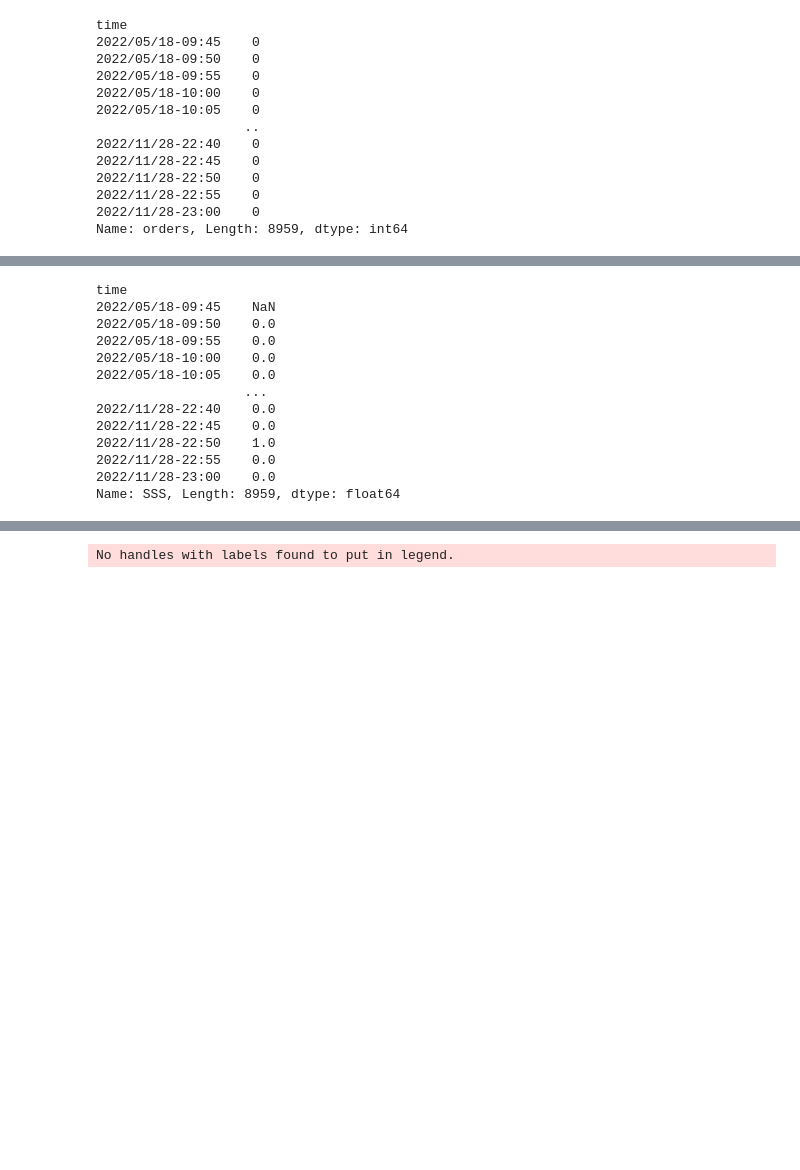
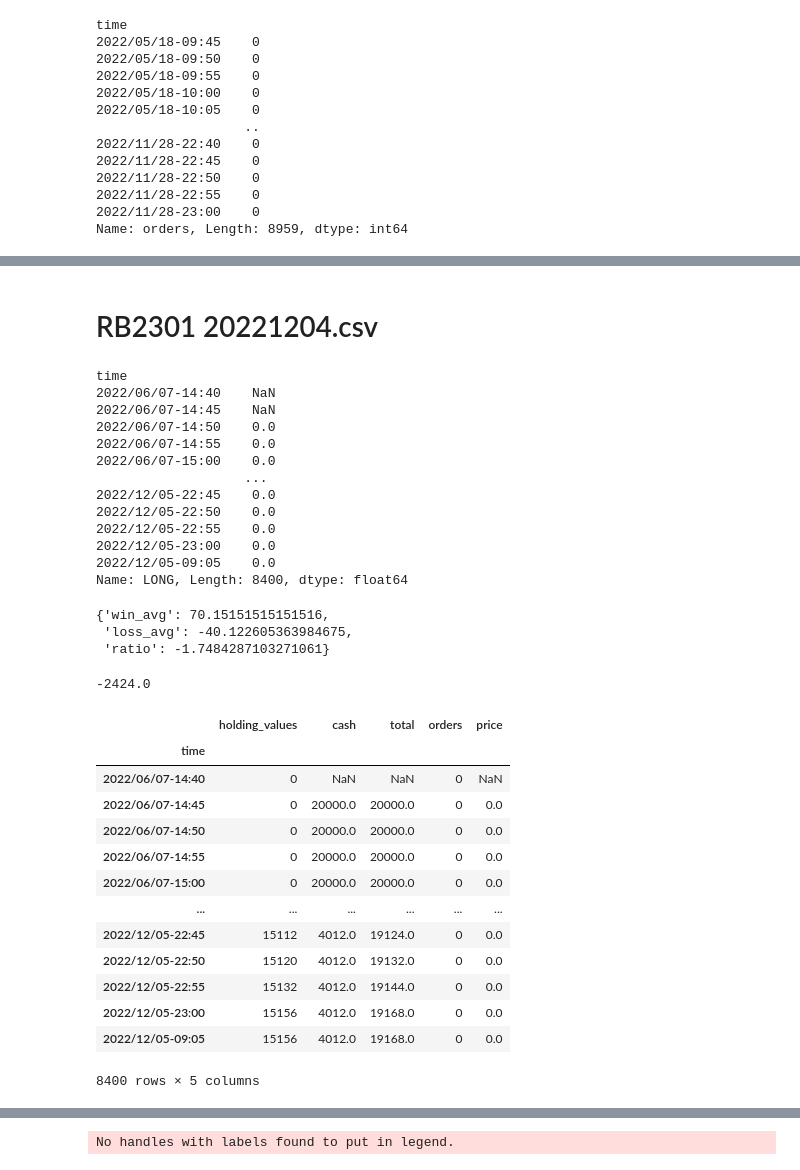
Before and after one commit to nuswgg/quants_qa, a Jupyter notebook: python/Py Quant Trading Practise/测试RB.ipynb, the cells around one changed output, grey strips where cells are left out. Cells and saved outputs as stored; diff of their text form; code cells hidden in the pictures; blank space fills up the shorter version.

```diff
--- a/python/Py Quant Trading Practise/测试RB.ipynb
+++ b/python/Py Quant Trading Practise/测试RB.ipynb
@@ -258,0 +422,2 @@ portfolio.to_csv('backtest rb2301 short.csv')
+# %% [markdown]
+# RB2301 20221204.csv
@@ -259,16 +428,16 @@ portfolio.to_csv('backtest rb2301 short.csv')
 # %%
-rb_df.SSS
+rb_df.LONG
 # %% [output]
 time
-2022/05/18-09:45    NaN
-2022/05/18-09:50    0.0
-2022/05/18-09:55    0.0
-2022/05/18-10:00    0.0
-2022/05/18-10:05    0.0
+2022/06/07-14:40    NaN
+2022/06/07-14:45    NaN
+2022/06/07-14:50    0.0
+2022/06/07-14:55    0.0
+2022/06/07-15:00    0.0
                    ...
-2022/11/28-22:40    0.0
-2022/11/28-22:45    0.0
-2022/11/28-22:50    1.0
-2022/11/28-22:55    0.0
-2022/11/28-23:00    0.0
-Name: SSS, Length: 8959, dtype: float64
+2022/12/05-22:45    0.0
+2022/12/05-22:50    0.0
+2022/12/05-22:55    0.0
+2022/12/05-23:00    0.0
+2022/12/05-09:05    0.0
+Name: LONG, Length: 8400, dtype: float64
@@ -274,0 +450,27 @@ Name: SSS, Length: 8959, dtype: float64
+# %%
+get_win_loss_ration(trade_summary)
+# %% [output]
+{'win_avg': 70.15151515151516,
+ 'loss_avg': -40.122605363984675,
+ 'ratio': -1.7484287103271061}
+# %%
+trade_summary.pro_loss.sum()
+# %% [output]
+-2424.0
+# %%
+portfolio
+# %% [output]
+|  | holding_values | cash | total | orders | price |
+| time |  |  |  |  |  |
+| 2022/06/07-14:40 | 0 | NaN | NaN | 0 | NaN |
+| 2022/06/07-14:45 | 0 | 20000.0 | 20000.0 | 0 | 0.0 |
+| 2022/06/07-14:50 | 0 | 20000.0 | 20000.0 | 0 | 0.0 |
+| 2022/06/07-14:55 | 0 | 20000.0 | 20000.0 | 0 | 0.0 |
+| 2022/06/07-15:00 | 0 | 20000.0 | 20000.0 | 0 | 0.0 |
+| ... | ... | ... | ... | ... | ... |
+| 2022/12/05-22:45 | 15112 | 4012.0 | 19124.0 | 0 | 0.0 |
+| 2022/12/05-22:50 | 15120 | 4012.0 | 19132.0 | 0 | 0.0 |
+| 2022/12/05-22:55 | 15132 | 4012.0 | 19144.0 | 0 | 0.0 |
+| 2022/12/05-23:00 | 15156 | 4012.0 | 19168.0 | 0 | 0.0 |
+| 2022/12/05-09:05 | 15156 | 4012.0 | 19168.0 | 0 | 0.0 |
+8400 rows × 5 columns
```
Also changed, not shown: parts of 42 cells of this notebook, 7 other files.
